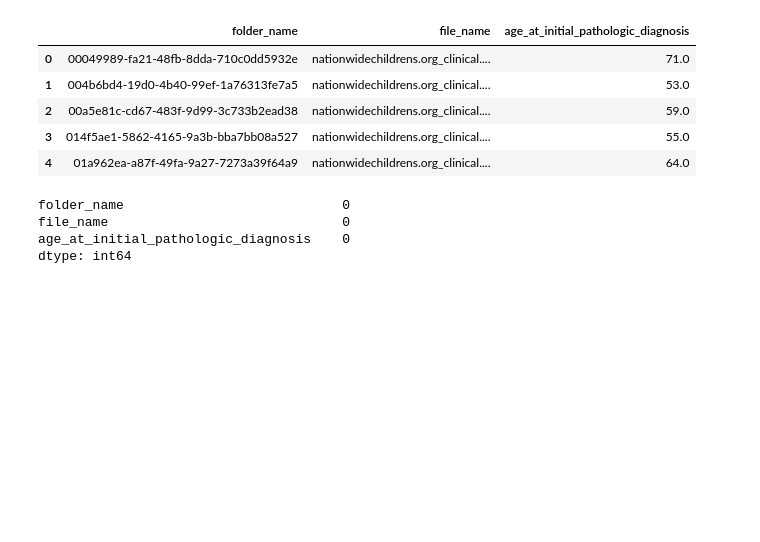
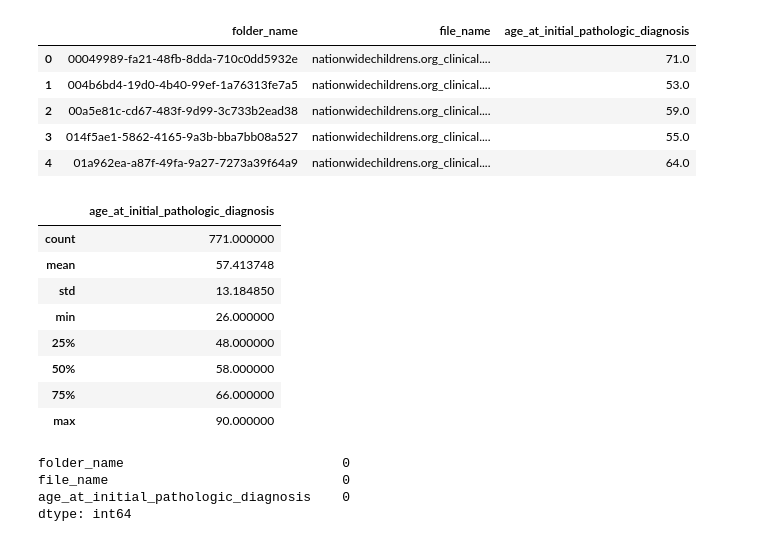
Before and after one commit to giorgiaBertacchini/miRNA_survival_analysis, a Jupyter notebook: notebooks/data_analysis.ipynb, the cells around one changed output. Cells and saved outputs as stored; diff of their text form; code cells hidden in the pictures; blank space fills up the shorter version.

```diff
--- a/notebooks/data_analysis.ipynb
+++ b/notebooks/data_analysis.ipynb
@@ -84,6 +84,18 @@ clinical_df.head()
 | 2 | 00a5e81c-cd67-483f-9d99-3c733b2ead38 | nationwidechildrens.org_clinical.... | 59.0 |
 | 3 | 014f5ae1-5862-4165-9a3b-bba7bb08a527 | nationwidechildrens.org_clinical.... | 55.0 |
 | 4 | 01a962ea-a87f-49fa-9a27-7273a39f64a9 | nationwidechildrens.org_clinical.... | 64.0 |
+# %%
+clinical_df[["age_at_initial_pathologic_diagnosis"]].describe()
+# %% [output]
+|  | age_at_initial_pathologic_diagnosis |
+| count | 771.000000 |
+| mean | 57.413748 |
+| std | 13.184850 |
+| min | 26.000000 |
+| 25% | 48.000000 |
+| 50% | 58.000000 |
+| 75% | 66.000000 |
+| max | 90.000000 |
 # %%
 # Check is there are any NaN values in the DataFrame
 print(clinical_df.isna().sum())
```
Also changed, not shown: parts of 1 cell of this notebook, 2 other files.
